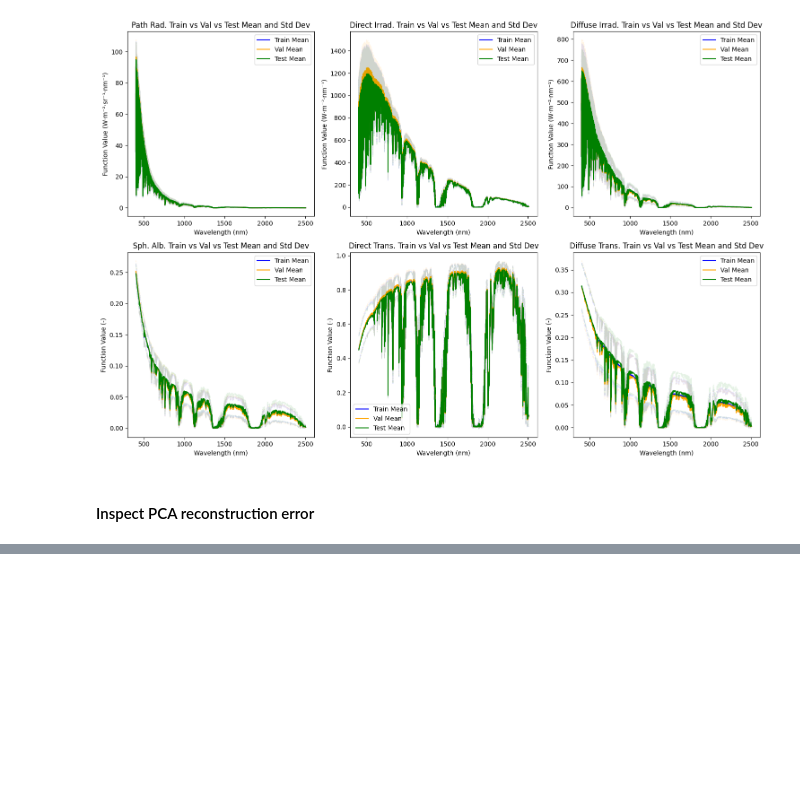
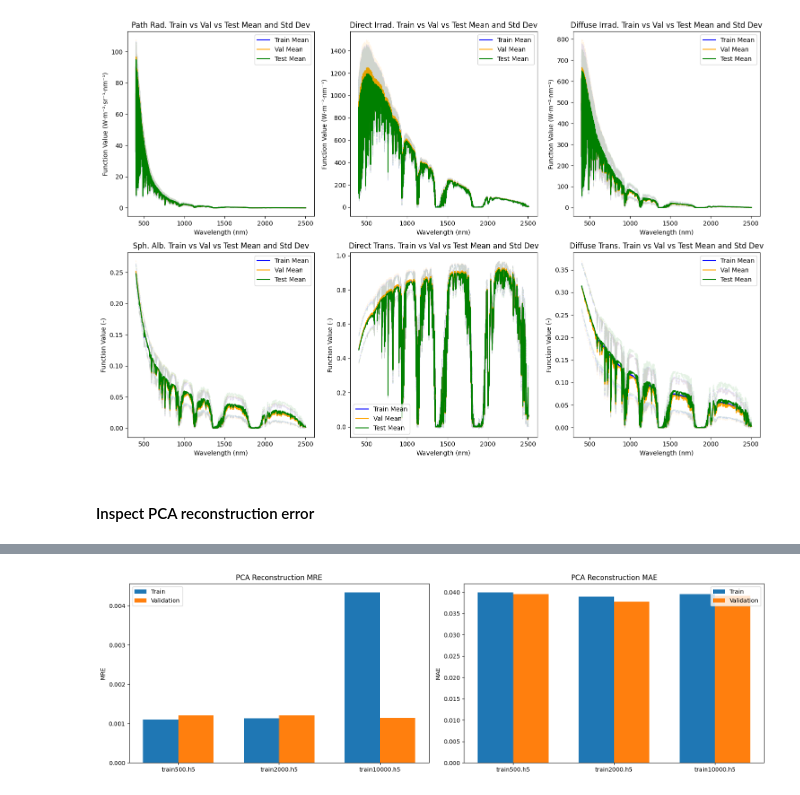
Before and after one commit to Teolul/Masters_Thesis, a Jupyter notebook: dataset_exploration.ipynb, the cells around one changed output, grey strips where cells are left out. Drawn from its saved outputs; the diff is of its cells as text; code cells hidden in the pictures; blank space fills up the shorter version.

Commit message:
finished physics nn and pca reconstruction errors

```diff
--- a/dataset_exploration.ipynb
+++ b/dataset_exploration.ipynb
@@ -410,0 +439,35 @@ Reconstruction MAE: 0.039955414831638336
+# %%
+labels = [r["dataset"].name for r in errors]
+
+train_mre = [r["train_mre"] for r in errors]
+val_mre = [r["val_mre"] for r in errors]
+train_mae = [r["train_mae"] for r in errors]
+val_mae = [r["val_mae"] for r in errors]
+
+x = np.arange(len(labels))
+width = 0.35
+
+fig, axes = plt.subplots(1, 2, figsize=(16, 5), sharex=True)
+
+# MRE subplot
+axes[0].bar(x - width/2, train_mre, width, label="Train")
+axes[0].bar(x + width/2, val_mre, width, label="Validation")
+axes[0].set_xticks(x)
+axes[0].set_xticklabels(labels)
+axes[0].set_ylabel("MRE")
+axes[0].set_title("PCA Reconstruction MRE")
+axes[0].legend()
+
+# MAE subplot
+axes[1].bar(x - width/2, train_mae, width, label="Train")
+axes[1].bar(x + width/2, val_mae, width, label="Validation")
+axes[1].set_xticks(x)
+axes[1].set_xticklabels(labels)
+axes[1].set_ylabel("MAE")
+axes[1].set_title("PCA Reconstruction MAE")
+axes[1].legend()
+
+plt.tight_layout()
+plt.show()
+# %% [output]
+[figure, added]
```
Also changed, not shown: parts of 2 cells of this notebook, 5 other files.
